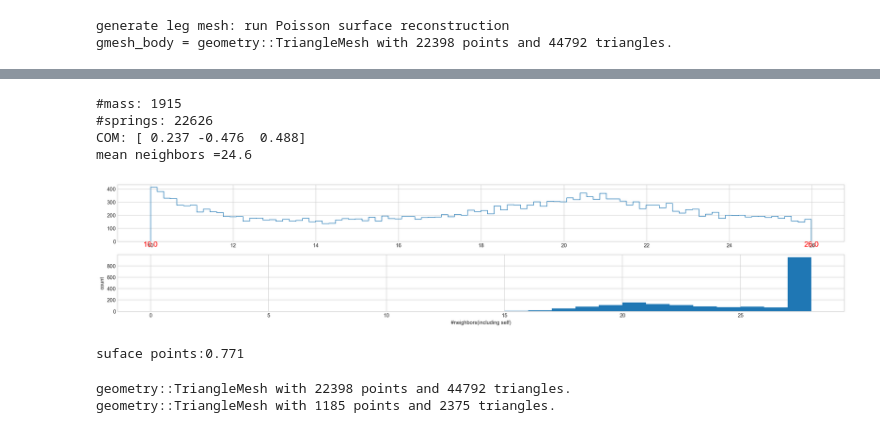
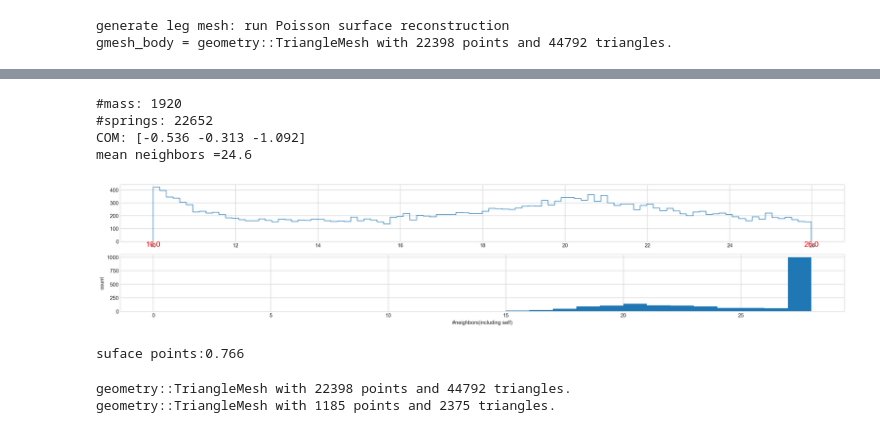
Before and after one commit to boxiXia/FlexipodFast, a Jupyter notebook: src/slicer.ipynb, the cells around one changed output, grey strips where cells are left out. Drawn from its saved outputs; the diff is of its cells as text; code cells hidden in the pictures.

```diff
--- a/src/slicer.ipynb
+++ b/src/slicer.ipynb
@@ -427,6 +427,7 @@ joint_overlap = half_joint_overlap*2
 print(f"joint_overlap:{joint_overlap}")
 leg_d0 = 0.05+2.2 # length of first segment, 2.2 is the thickness of the coupler
 leg_d1 = 150  # length of last segment
+# leg_d1 = 130  # length of last segment
 leg_r0 = 29.6   # radius of rotation of mid segment
 # leg_d1 = 100  # length of last segment
 # leg_r0 = 50   # radius of rotation of mid segment
@@ -434,7 +435,8 @@ leg_r0 = 29.6   # radius of rotation of mid segment
 leg_r1 = 29.6   # radius of the first segment
 leg_r2 = 29.6   # radius of the end at the second segment
 # leg_r3 = 14   # radius at the end of the last segment
-leg_r3 = 16   # radius at the end of the last segment
+# leg_r3 = 16   # radius at the end of the last segment
+leg_r3 = 20   # radius at the end of the last segment
 
 leg_a0 = np.pi*90/180 # mid section rotation angle
 
@@ -1006,7 +1009,7 @@ pcd_tree = o3d.geometry.KDTreeFlann(pcd_body)
 # [k, idx, _] = pcd_tree.search_radius_vector_3d(pcd_d.points[0], radius*np.sqrt(3)+0.1)
 # neighbors = [np.asarray(pcd_tree.search_radius_vector_3d(point, radius*(np.sqrt(3)+0.01))[1]) for point in xyz_body]
 neighbors = [np.asarray(pcd_tree.search_hybrid_vector_3d(
-        point, radius_knn, max_nn=28)[1]) for point in xyz_body]
+        point, radius_knn, max_nn=max_nn)[1]) for point in xyz_body]
 
 
 def GetEdges(neighbor):
@@ -1020,38 +1023,38 @@ def GetEdges(neighbor):
 
 
 lines_body = np.vstack([GetEdges(neighbor[:max_nn]) for neighbor in neighbors])
 
 lsd_body = o3d.geometry.LineSet()
 lsd_body.points = o3d.utility.Vector3dVector(xyz_body)
 lsd_body.lines = o3d.utility.Vector2iVector(lines_body)
 
 print("#mass: %i" % xyz_body.shape[0])
 print("#springs: %i" % lines_body.shape[0])
 
 # lsd_body.paint_uniform_color((0.1,0.1,0.1))
 with np.printoptions(precision=3, suppress=True):
     print("COM:", np.mean(xyz_body, axis=0))
 
 # plottig the distribution of the lenght of springs
 fig, ax = plt.subplots(2,1,figsize=(20,4))
 hist,bin_edges,_ = ax[0].hist(np.linalg.norm(xyz_body[lines_body[:,0]] - xyz_body[lines_body[:,1]],axis=1),bins=100,histtype="step")
 ax[0].text(bin_edges[0],0,f"{bin_edges[0]:.1f}",ha="center",va="top",fontsize="x-large",color='r')
 ax[0].text(bin_edges[-1],0,f"{bin_edges[-1]:.1f}",ha="center",va="top",fontsize="x-large",color='r')
 
 # check the #of neighbors
 neighbor_counts = np.array([len(neighbor) for neighbor in neighbors])
 print(f"mean neighbors ={np.mean(neighbor_counts):.1f}")
-hist,bin_edges,patches =ax[1].hist(neighbor_counts,bins=28,range=(0,28))
+hist,bin_edges,patches =ax[1].hist(neighbor_counts,bins=max_nn,range=(0,max_nn))
 ax[1].set_xlabel("#neighbors(including self)")
 ax[1].set_ylabel("count")
 plt.tight_layout()
 plt.show()
 # %% [output]
-#mass: 1915
-#springs: 22626
-COM: [ 0.237 -0.476  0.488]
+#mass: 1920
+#springs: 22652
+COM: [-0.536 -0.313 -1.092]
 mean neighbors =24.6
-[figure, old version]
+[figure, new version]
 # %%
 # signed_distance = trimesh.proximity.signed_distance(body_trimesh,xyz_body)
 signed_distance = trimesh.proximity.signed_distance(body_filled_trimesh,xyz_body)
@@ -1083,7 +1086,7 @@ pcd_body.colors = o3d.utility.Vector3dVector(colors)
 body_lines_colors = (colors[lines_body[:,0]]+colors[lines_body[:,1]])/2
 lsd_body.colors = o3d.utility.Vector3dVector(body_lines_colors)
 # %% [output]
-suface points:0.771
+suface points:0.766
 # %%
 o3d.visualization.draw_geometries([pcd_body,lsd_body])
 
```
Also changed, not shown: parts of 23 cells of this notebook, 8 other files.
